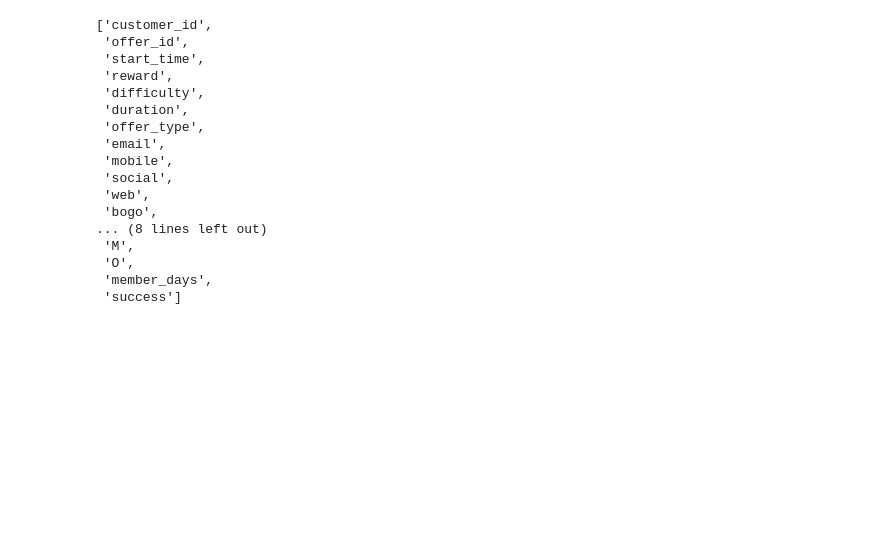
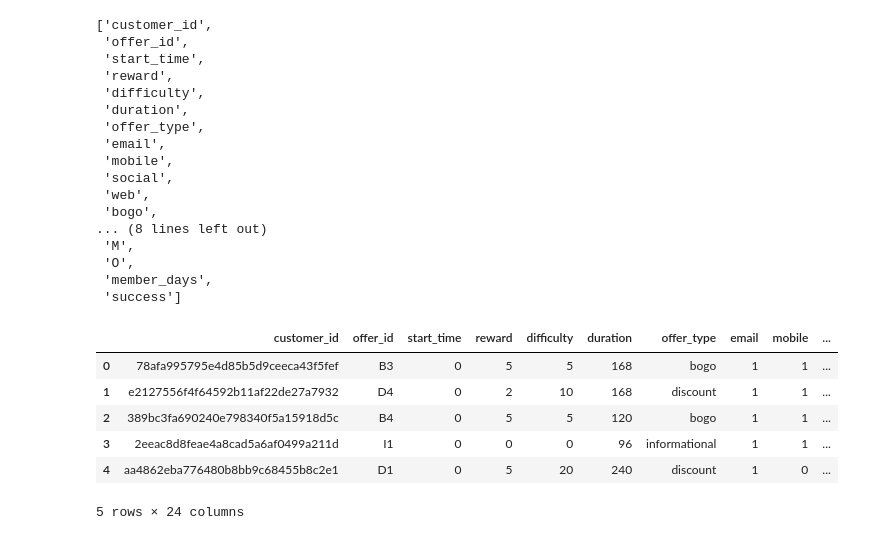
Before and after one commit to mknox0826/Udacity_Capstone_Starbucks, a Jupyter notebook: Starbucks_Capstone_notebook.ipynb, the cells around one changed output. Drawn from its saved outputs; the diff is of its cells as text; code cells hidden in the pictures; blank space fills up the shorter version.

```diff
--- a/Starbucks_Capstone_notebook.ipynb
+++ b/Starbucks_Capstone_notebook.ipynb
@@ -819,3 +819,13 @@ cust_off_success.columns.to_list()
  'success']
 # %%
 cust_off_success.to_csv('cust_off_success.csv', index=False)
+# %%
+data.head()
+# %% [output]
+|  | customer_id | offer_id | start_time | reward | difficulty | duration | offer_type | email | mobile | ... |
+| 0 | 78afa995795e4d85b5d9ceeca43f5fef | B3 | 0 | 5 | 5 | 168 | bogo | 1 | 1 | ... |
+| 1 | e2127556f4f64592b11af22de27a7932 | D4 | 0 | 2 | 10 | 168 | discount | 1 | 1 | ... |
+| 2 | 389bc3fa690240e798340f5a15918d5c | B4 | 0 | 5 | 5 | 120 | bogo | 1 | 1 | ... |
+| 3 | 2eeac8d8feae4a8cad5a6af0499a211d | I1 | 0 | 0 | 0 | 96 | informational | 1 | 1 | ... |
+| 4 | aa4862eba776480b8bb9c68455b8c2e1 | D1 | 0 | 5 | 20 | 240 | discount | 1 | 0 | ... |
+5 rows × 24 columns
```
Also changed, not shown: parts of 1 cell of this notebook.
